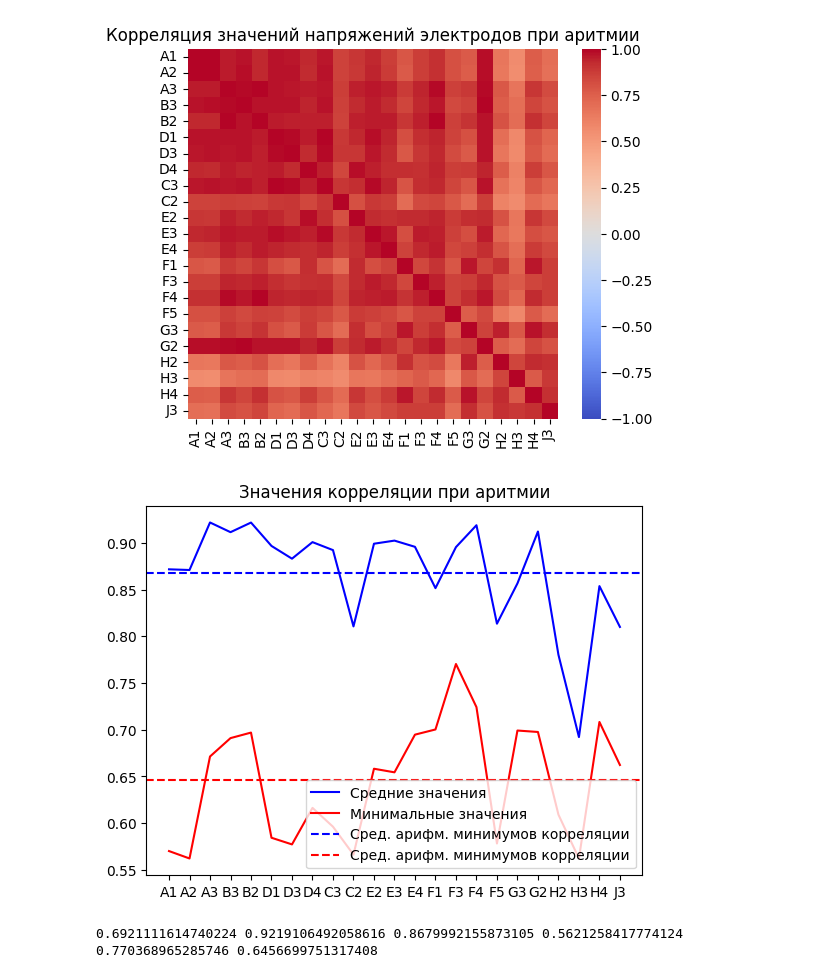
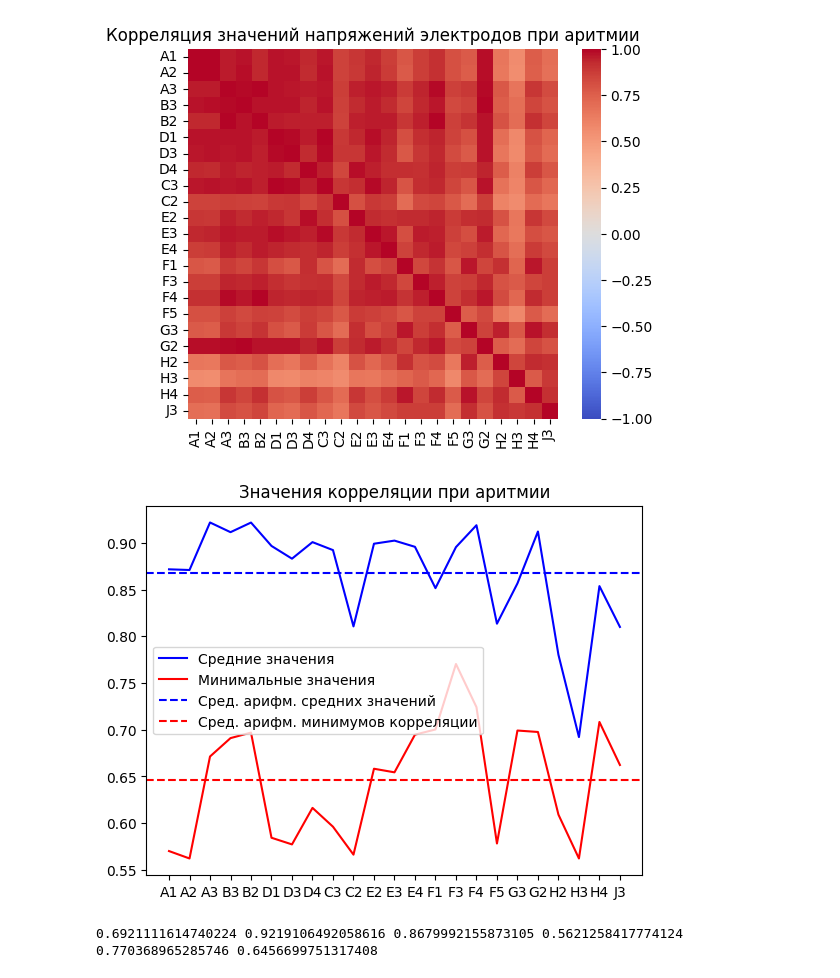
Before and after one commit to multifacs/ecg-analysis, a Jupyter notebook: ECG.ipynb, the cells around one changed output. Saved outputs shown, nothing was run; the diff lists cells and outputs as text; code cells hidden in the pictures.

```diff
--- a/ECG.ipynb
+++ b/ECG.ipynb
@@ -495,13 +495,13 @@ plt.show()
 # %%
 plt.plot(corr_mat_arrhythmia.mean(), color = "b", label="Средние значения")
 plt.plot(corr_mat_arrhythmia.min(), color = "r", label="Минимальные значения")
 plt.title("Значения корреляции при аритмии")
-plt.axhline(y = np.average(corr_mat_arrhythmia.mean()), color="b", linestyle = '--', label="Сред. арифм. минимумов корреляции")
+plt.axhline(y = np.average(corr_mat_arrhythmia.mean()), color="b", linestyle = '--', label="Сред. арифм. средних значений")
 plt.axhline(y = np.average(corr_mat_arrhythmia.min()), color="r", linestyle = '--', label="Сред. арифм. минимумов корреляции")
-plt.legend(loc='lower right')
+plt.legend(loc='center left')
 plt.show()
 # %% [output]
-[figure, old version]
+[figure, new version]
 # %%
 print(
     corr_mat_arrhythmia.mean().min(),
```
Also changed, not shown: parts of 3 cells of this notebook.
